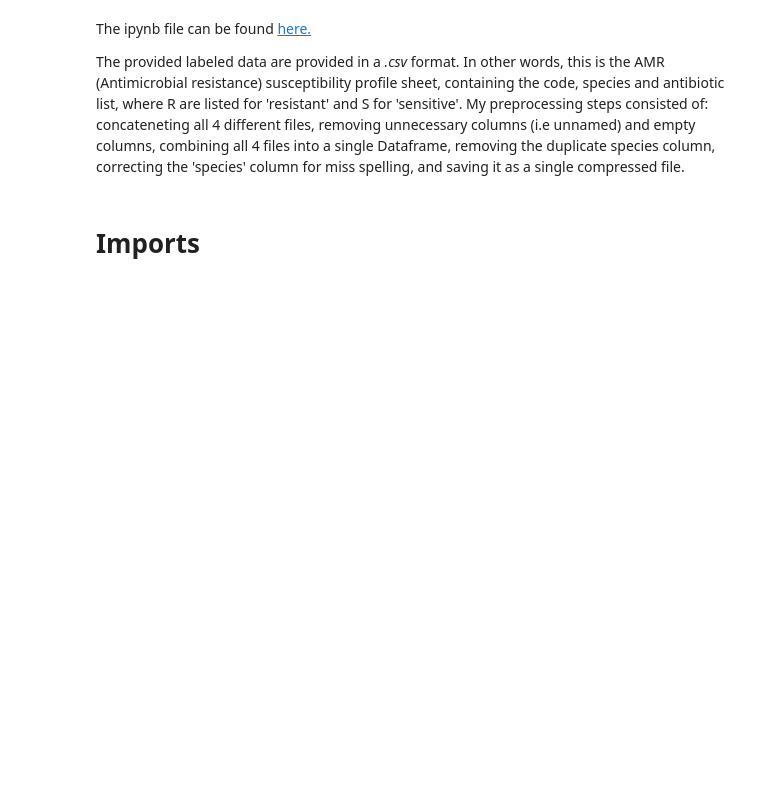
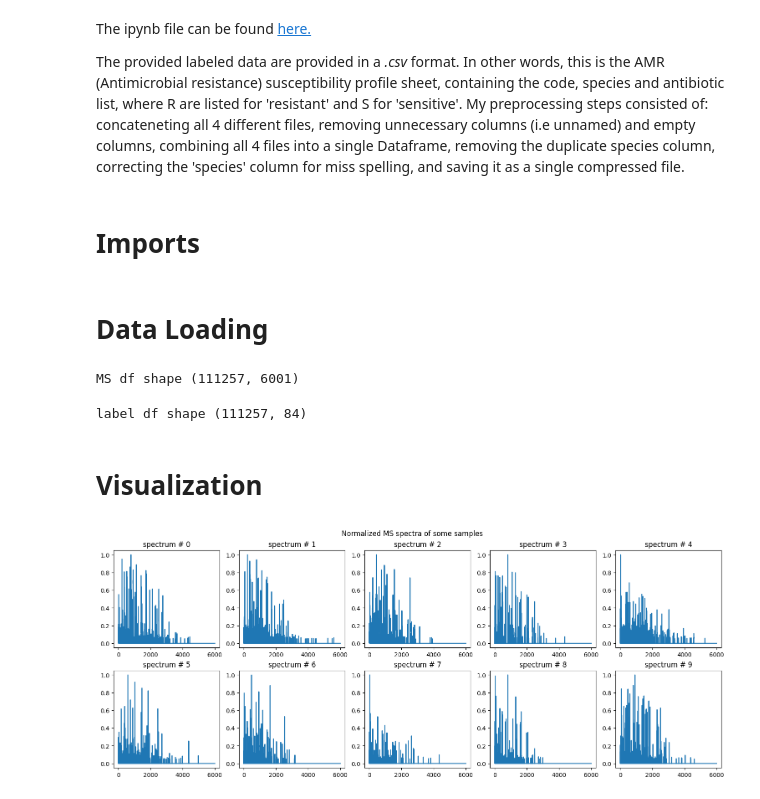
Before and after one commit to AkindeKadjo/MALDI-TOF_Mass_Spectra_Resistance_to_Antibiotics, a Jupyter notebook: MS_resistance_prediction.ipynb, the cells around one changed output. Saved outputs shown, nothing was run; the diff lists cells and outputs as text; code cells hidden in the pictures; blank space fills up the shorter version.

```diff
--- a/MS_resistance_prediction.ipynb
+++ b/MS_resistance_prediction.ipynb
@@ -39,0 +65,32 @@ The provided labeled data are provided in a *.csv* format. In other words, this
+# %% [markdown]
+# Data Loading
+# %%
+##MS Data into one DataFrame
+df2015 = pd.read_csv('ms_2015.csv.gz',  sep=',', low_memory=False)
+df2016 = pd.read_csv('ms_2016.csv.gz',  sep=',', low_memory=False)
+df2017 = pd.read_csv('ms_2017.csv.gz',  sep=',', low_memory=False)
+df2018 = pd.read_csv('ms_2018.csv.gz',  sep=',', low_memory=False)
+
+#combining all data
+ms_df = pd.concat([df2015,df2016,df2017,df2018])
+print(f'MS df shape {ms_df.shape}')
+# %% [output]
+MS df shape (111257, 6001)
+# %%
+label_df = pd.read_csv('labels.csv.gz',  sep=',', low_memory=False)
+print(f'label df shape {label_df.shape}')
+# %% [output]
+label df shape (111257, 84)
+# %% [markdown]
+# Visualization
+# %%
+#let's plot the first 10 spectra
+fig, axes = plt.subplots(2,5, figsize = (15, 6),constrained_layout=True)
+fig.suptitle("Normalized MS spectra of some samples")
+axes = axes.ravel()
+for i in range(10):
+    axes[i].plot(list(df2015.iloc[i][1:]))
+    axes[i].set_title(f'spectrum # {i}')
+plt.show()
+# %% [output]
+[figure, added]
```
Also changed, not shown: parts of 20 cells of this notebook, 2 other files.
